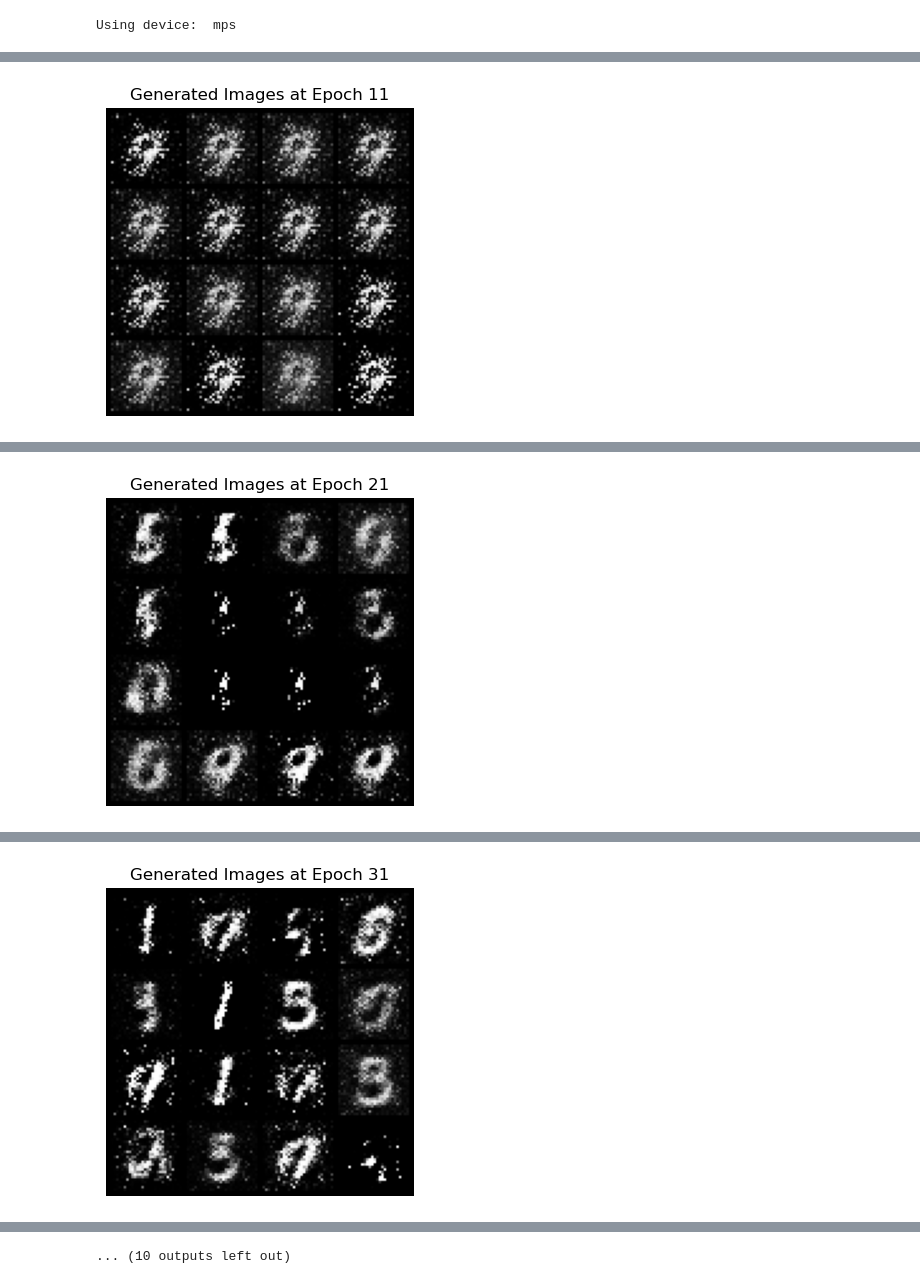
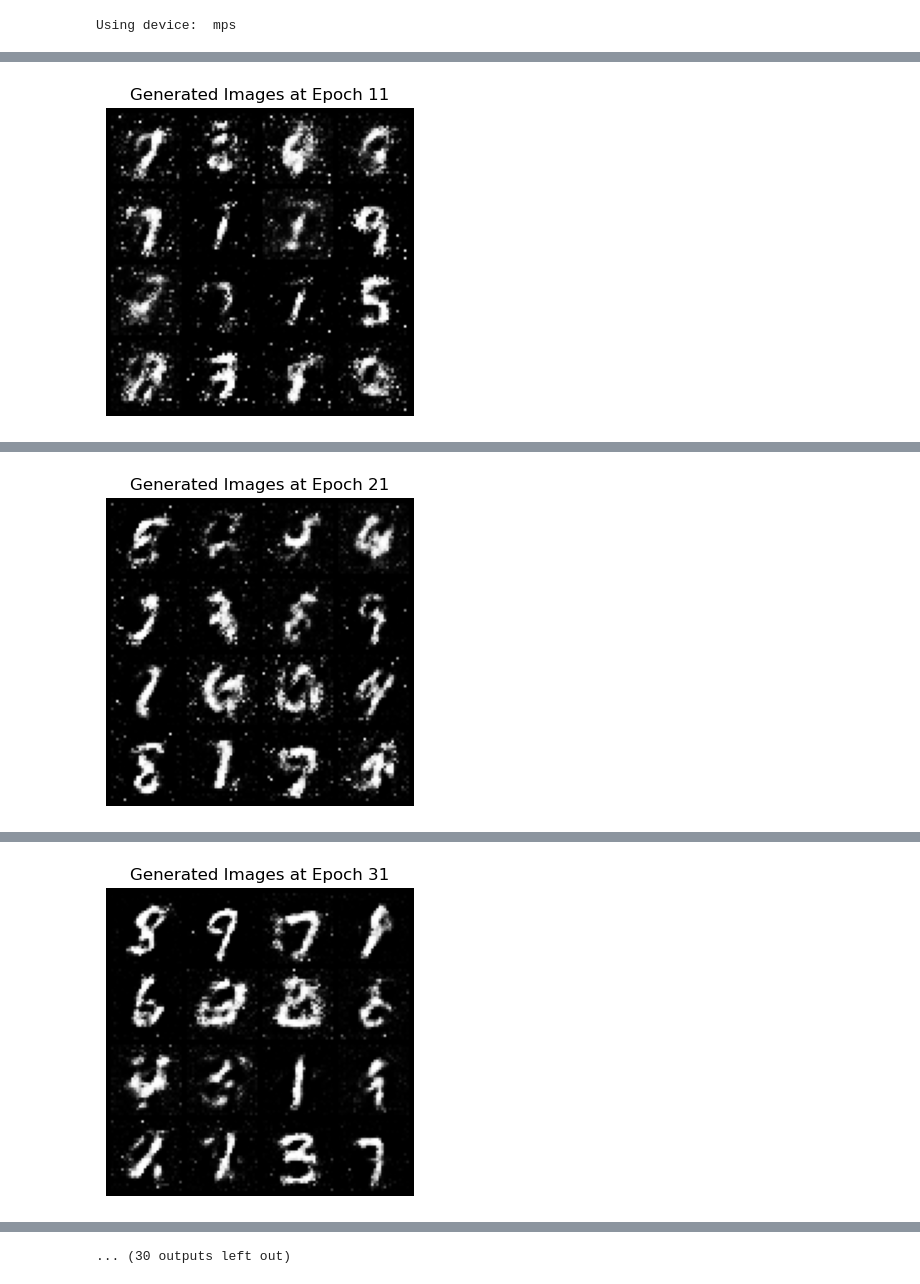
Before and after one commit to dd9098/IMGS789-HW2, a Jupyter notebook: gan.ipynb, the cells around one changed output, grey strips where cells are left out. Drawn from its saved outputs; the diff is of its cells as text; code cells hidden in the pictures.

```diff
--- a/gan.ipynb
+++ b/gan.ipynb
@@ -30,13 +36,16 @@ class Generator(nn.Module):
     def __init__(self, input_dim, output_dim):
         super(Generator, self).__init__()
         self.model = nn.Sequential(
-            nn.Linear(input_dim, 256),
-            nn.ReLU(),
-            nn.Linear(256, 512),
+            nn.Linear(input_dim, 512),  # Increased dimensions
+            nn.BatchNorm1d(512),
             nn.ReLU(),
             nn.Linear(512, 1024),
+            nn.BatchNorm1d(1024),
             nn.ReLU(),
-            nn.Linear(1024, output_dim),
+            nn.Linear(1024, 2048),
+            nn.BatchNorm1d(2048),
+            nn.ReLU(),
+            nn.Linear(2048, output_dim),
             nn.Tanh()
         )
 
@@ -48,13 +57,16 @@ class Discriminator(nn.Module):
     def __init__(self, input_dim):
         super(Discriminator, self).__init__()
         self.model = nn.Sequential(
-            nn.Linear(input_dim, 1024),
+            nn.Linear(input_dim, 2048),  # Increased dimensions
             nn.LeakyReLU(0.2),
+            nn.Dropout(0.3),  # Added Dropout to prevent overfitting
+            nn.Linear(2048, 1024),
+            nn.LeakyReLU(0.2),
+            nn.Dropout(0.3),
             nn.Linear(1024, 512),
             nn.LeakyReLU(0.2),
-            nn.Linear(512, 256),
-            nn.LeakyReLU(0.2),
-            nn.Linear(256, 1),
+            nn.Dropout(0.3),
+            nn.Linear(512, 1),
             nn.Sigmoid()
         )
 
@@ -67,5 +79,14 @@ discriminator = Discriminator(img_size).to(device)
 
 # Loss and Optimizers
 criterion = nn.BCELoss()
-g_optimizer = optim.Adam(generator.parameters(), lr=learning_rate)
-d_optimizer = optim.Adam(discriminator.parameters(), lr=learning_rate)
+g_optimizer = optim.Adam(generator.parameters(), lr=learning_rate, betas=(0.5, 0.999))  # Added betas for more stable Adam
+d_optimizer = optim.Adam(discriminator.parameters(), lr=learning_rate, betas=(0.5, 0.999))
+
+# Scheduler for dynamic learning rate
+g_scheduler = optim.lr_scheduler.StepLR(g_optimizer, step_size=50, gamma=0.5)
+d_scheduler = optim.lr_scheduler.StepLR(d_optimizer, step_size=50, gamma=0.5)
+
+# Utility function to denormalize images
+def denormalize(img):
+    img = img * 0.5 + 0.5
+    return img
@@ -85,8 +101,8 @@ for epoch in range(num_epochs):
         real_imgs = imgs.view(-1, img_size).to(device)
         batch_size = real_imgs.size(0)
 
-        # Labels for real and fake images
-        real_labels = torch.ones(batch_size, 1).to(device)
+        # Labels for real and fake images with label smoothing
+        real_labels = torch.ones(batch_size, 1).uniform_(0.9, 1.0).to(device)  # Label smoothing for real labels
         fake_labels = torch.zeros(batch_size, 1).to(device)
 
         # Train Discriminator
@@ -114,6 +130,10 @@ for epoch in range(num_epochs):
         g_losses.append(g_loss.item())
         d_losses.append(d_loss.item())
 
+    # Step the learning rate scheduler
+    g_scheduler.step()
+    d_scheduler.step()
+
     # Print progress
     print(f"Epoch [{epoch+1}/{num_epochs}]  D Loss: {d_loss.item():.4f}  G Loss: {g_loss.item():.4f}")
 
@@ -144 +164 @@ Epoch [11/100]  D Loss: 0.5081  G Loss: 8.5080
-[figure, old version]
+[figure, new version]
@@ -155 +175 @@ Epoch [21/100]  D Loss: 0.1419  G Loss: 6.1948
-[figure, old version]
+[figure, new version]
@@ -166 +186 @@ Epoch [31/100]  D Loss: 0.1849  G Loss: 5.4393
-[figure, old version]
+[figure, new version]
@@ -189 +209 @@ Epoch [51/100]  D Loss: 0.5446  G Loss: 2.1212
-... (10 outputs left out)
+... (30 outputs left out)
```
Also changed, not shown: parts of 9 cells of this notebook, 6 other files.
